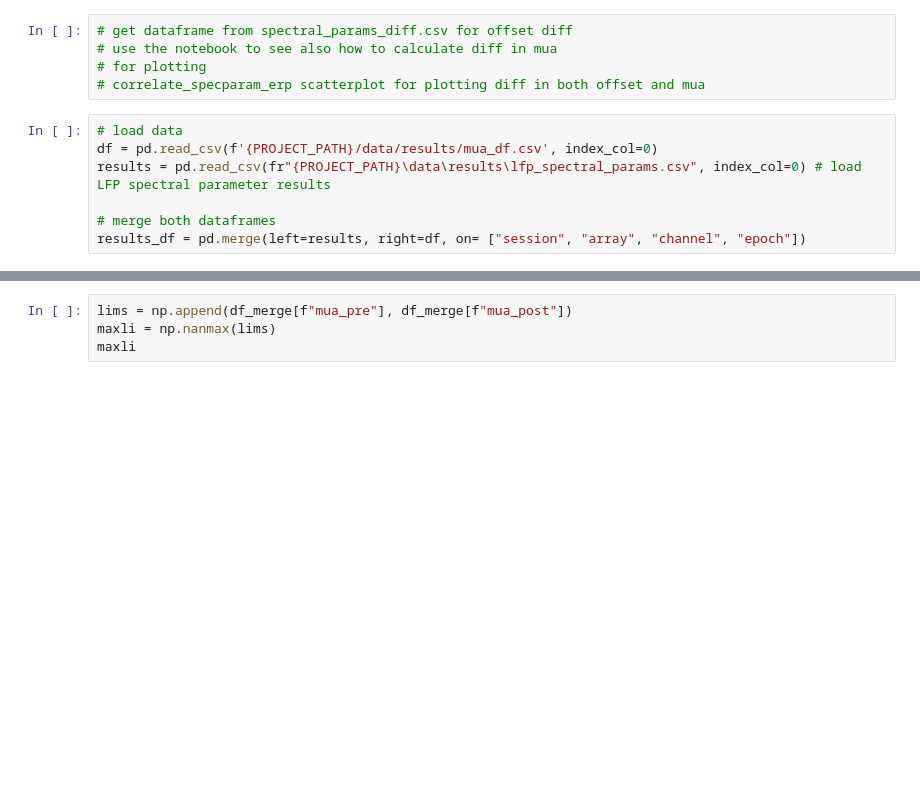
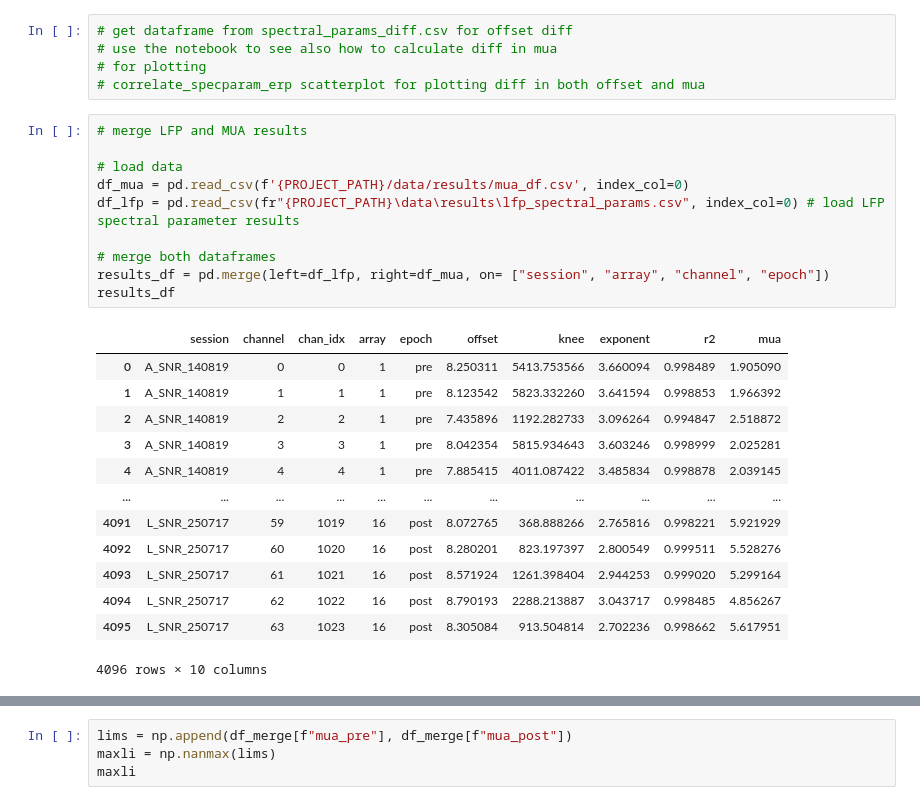
Before and after one commit to voytekresearch/v1_v4_1024_elec, a Jupyter notebook: notebooks/mua_v_lfp_offset.ipynb, the cells around one changed output, grey strips where cells are left out. Saved outputs shown, nothing was run; the diff lists cells and outputs as text; blank space fills up the shorter version.

```diff
--- a/notebooks/mua_v_lfp_offset.ipynb
+++ b/notebooks/mua_v_lfp_offset.ipynb
@@ -220,12 +179,29 @@ df.to_csv(f'{PROJECT_PATH}/data/results/mua_df.csv')
 # for plotting
 # correlate_specparam_erp scatterplot for plotting diff in both offset and mua
 # %%
+# merge LFP and MUA results
+
 # load data
-df = pd.read_csv(f'{PROJECT_PATH}/data/results/mua_df.csv', index_col=0)
-results = pd.read_csv(fr"{PROJECT_PATH}\data\results\lfp_spectral_params.csv", index_col=0) # load LFP spectral parameter results
+df_mua = pd.read_csv(f'{PROJECT_PATH}/data/results/mua_df.csv', index_col=0)
+df_lfp = pd.read_csv(fr"{PROJECT_PATH}\data\results\lfp_spectral_params.csv", index_col=0) # load LFP spectral parameter results
 
 # merge both dataframes
-results_df = pd.merge(left=results, right=df, on= ["session", "array", "channel", "epoch"])
+results_df = pd.merge(left=df_lfp, right=df_mua, on= ["session", "array", "channel", "epoch"])
+results_df
+# %% [output]
+|  | session | channel | chan_idx | array | epoch | offset | knee | exponent | r2 | mua |
+| 0 | A_SNR_140819 | 0 | 0 | 1 | pre | 8.250311 | 5413.753566 | 3.660094 | 0.998489 | 1.905090 |
+| 1 | A_SNR_140819 | 1 | 1 | 1 | pre | 8.123542 | 5823.332260 | 3.641594 | 0.998853 | 1.966392 |
+| 2 | A_SNR_140819 | 2 | 2 | 1 | pre | 7.435896 | 1192.282733 | 3.096264 | 0.994847 | 2.518872 |
+| 3 | A_SNR_140819 | 3 | 3 | 1 | pre | 8.042354 | 5815.934643 | 3.603246 | 0.998999 | 2.025281 |
+| 4 | A_SNR_140819 | 4 | 4 | 1 | pre | 7.885415 | 4011.087422 | 3.485834 | 0.998878 | 2.039145 |
+| ... | ... | ... | ... | ... | ... | ... | ... | ... | ... | ... |
+| 4091 | L_SNR_250717 | 59 | 1019 | 16 | post | 8.072765 | 368.888266 | 2.765816 | 0.998221 | 5.921929 |
+| 4092 | L_SNR_250717 | 60 | 1020 | 16 | post | 8.280201 | 823.197397 | 2.800549 | 0.999511 | 5.528276 |
+| 4093 | L_SNR_250717 | 61 | 1021 | 16 | post | 8.571924 | 1261.398404 | 2.944253 | 0.999020 | 5.299164 |
+| 4094 | L_SNR_250717 | 62 | 1022 | 16 | post | 8.790193 | 2288.213887 | 3.043717 | 0.998485 | 4.856267 |
+| 4095 | L_SNR_250717 | 63 | 1023 | 16 | post | 8.305084 | 913.504814 | 2.702236 | 0.998662 | 5.617951 |
+4096 rows × 10 columns
 # %%
 # calculate change in variables
 df_post = results_df.loc[results_df["epoch"]=="post"]
```
Also changed, not shown: parts of 11 cells of this notebook.
